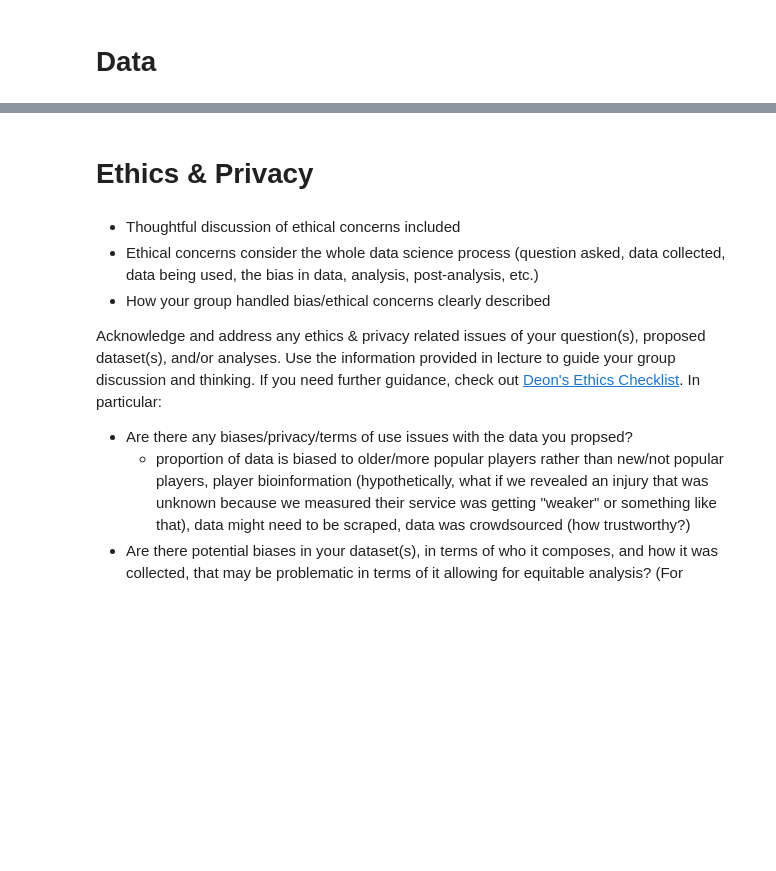
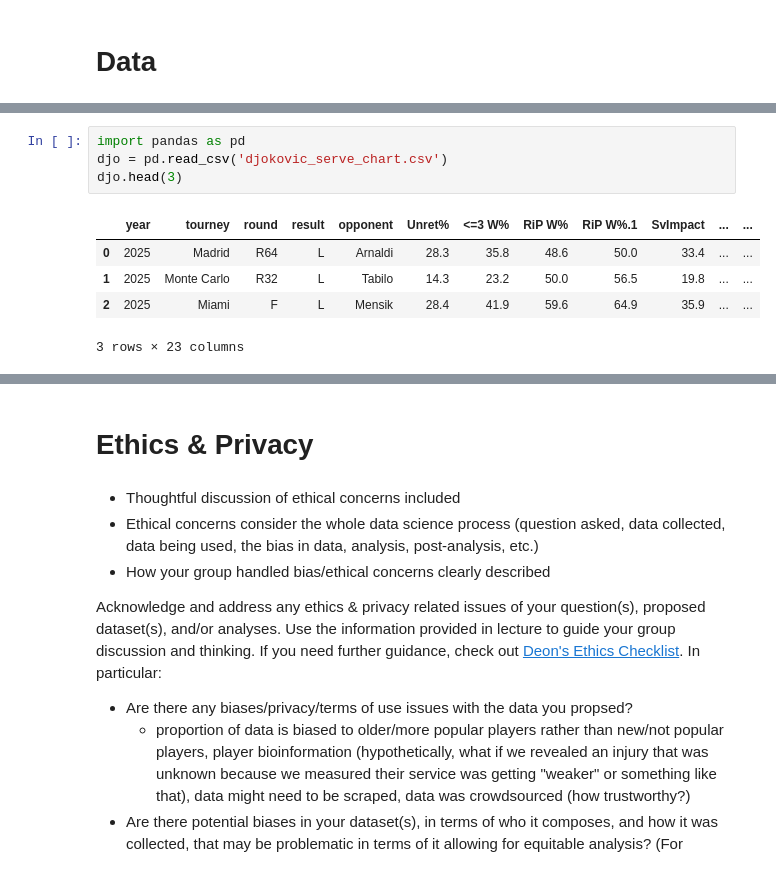
Before and after one commit to altairaguelo/tennis_serve_data_analysis, a Jupyter notebook: DataCheckpoint_Group053_SP25.ipynb, the cells around one changed output, grey strips where cells are left out. Saved outputs shown, nothing was run; the diff lists cells and outputs as text; blank space fills up the shorter version.

```diff
--- a/DataCheckpoint_Group053_SP25.ipynb
+++ b/DataCheckpoint_Group053_SP25.ipynb
@@ -110,0 +116,10 @@ If you plan to use multiple datasets, add a few sentences about how you plan to
+# %%
+import pandas as pd
+djo = pd.read_csv('djokovic_serve_chart.csv')
+djo.head(3)
+# %% [output]
+|  | year | tourney | round | result | opponent | Unret% | <=3 W% | RiP W% | RiP W%.1 | SvImpact | ... | ... |
+| 0 | 2025 | Madrid | R64 | L | Arnaldi | 28.3 | 35.8 | 48.6 | 50.0 | 33.4 | ... | ... |
+| 1 | 2025 | Monte Carlo | R32 | L | Tabilo | 14.3 | 23.2 | 50.0 | 56.5 | 19.8 | ... | ... |
+| 2 | 2025 | Miami | F | L | Mensik | 28.4 | 41.9 | 59.6 | 64.9 | 35.9 | ... | ... |
+3 rows × 23 columns
```
Also changed, not shown: parts of 37 cells of this notebook, 3 other files.
